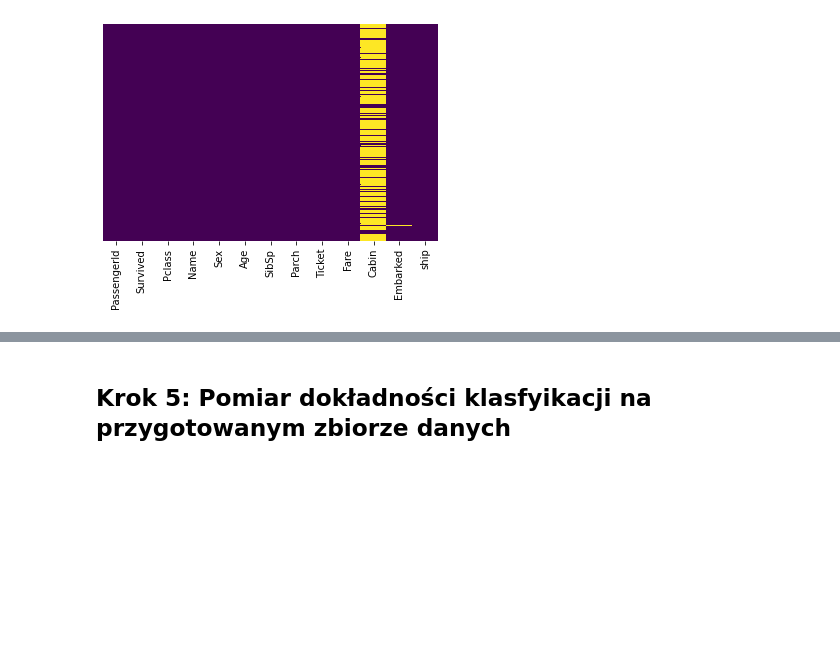
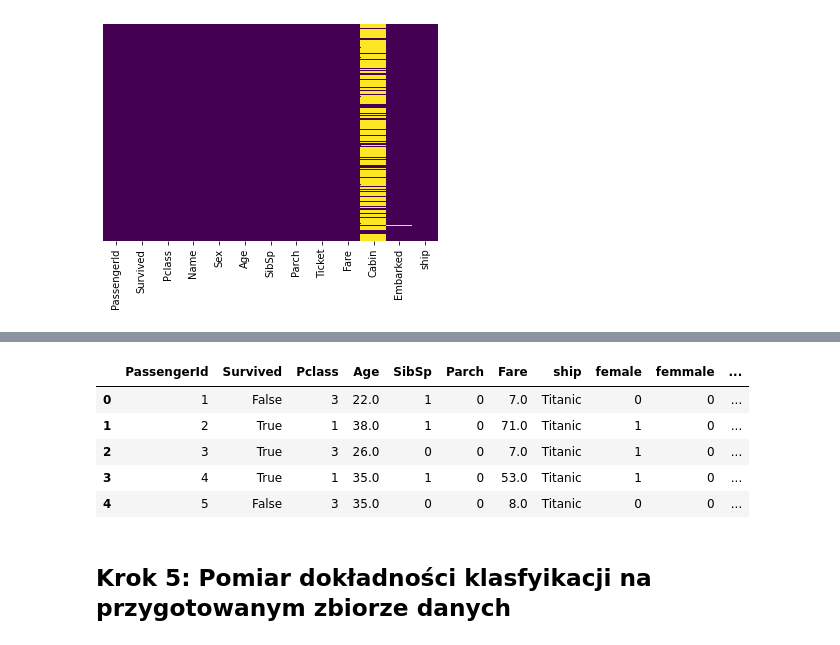
Before and after one commit to Tahimari/titanic, a Jupyter notebook: titanic_data_preprocessing.ipynb, the cells around one changed output, grey strips where cells are left out. Cells and saved outputs as stored; diff of their text form; code cells hidden in the pictures; blank space fills up the shorter version.

```diff
--- a/titanic_data_preprocessing.ipynb
+++ b/titanic_data_preprocessing.ipynb
@@ -264,0 +304,5 @@ sns.heatmap(data.isnull(),yticklabels=False,cbar=False,cmap='viridis')
+# %%
+sex = pd.get_dummies(data.Sex, drop_first=True)
+embarked = pd.get_dummies(data.Embarked, drop_first=True)
+# %%
+data.drop(['Sex', 'Embarked', 'Name', 'Ticket'], axis=1, inplace=True)
@@ -265,3 +318,13 @@ sns.heatmap(data.isnull(),yticklabels=False,cbar=False,cmap='viridis')
+# %%
+data = pd.concat([data, sex, embarked], axis=1)
+data.head()
+# %% [output]
+|  | PassengerId | Survived | Pclass | Age | SibSp | Parch | Fare | ship | female | femmale | ... |
+| 0 | 1 | False | 3 | 22.0 | 1 | 0 | 7.0 | Titanic | 0 | 0 | ... |
+| 1 | 2 | True | 1 | 38.0 | 1 | 0 | 71.0 | Titanic | 1 | 0 | ... |
+| 2 | 3 | True | 3 | 26.0 | 0 | 0 | 7.0 | Titanic | 1 | 0 | ... |
+| 3 | 4 | True | 1 | 35.0 | 1 | 0 | 53.0 | Titanic | 1 | 0 | ... |
+| 4 | 5 | False | 3 | 35.0 | 0 | 0 | 8.0 | Titanic | 0 | 0 | ... |
 # %% [markdown]
 ## Krok 5: Pomiar dokładności klasfyikacji na przygotowanym zbiorze danych
 # %%
```
Also changed, not shown: parts of 16 cells of this notebook, 2 other files.
